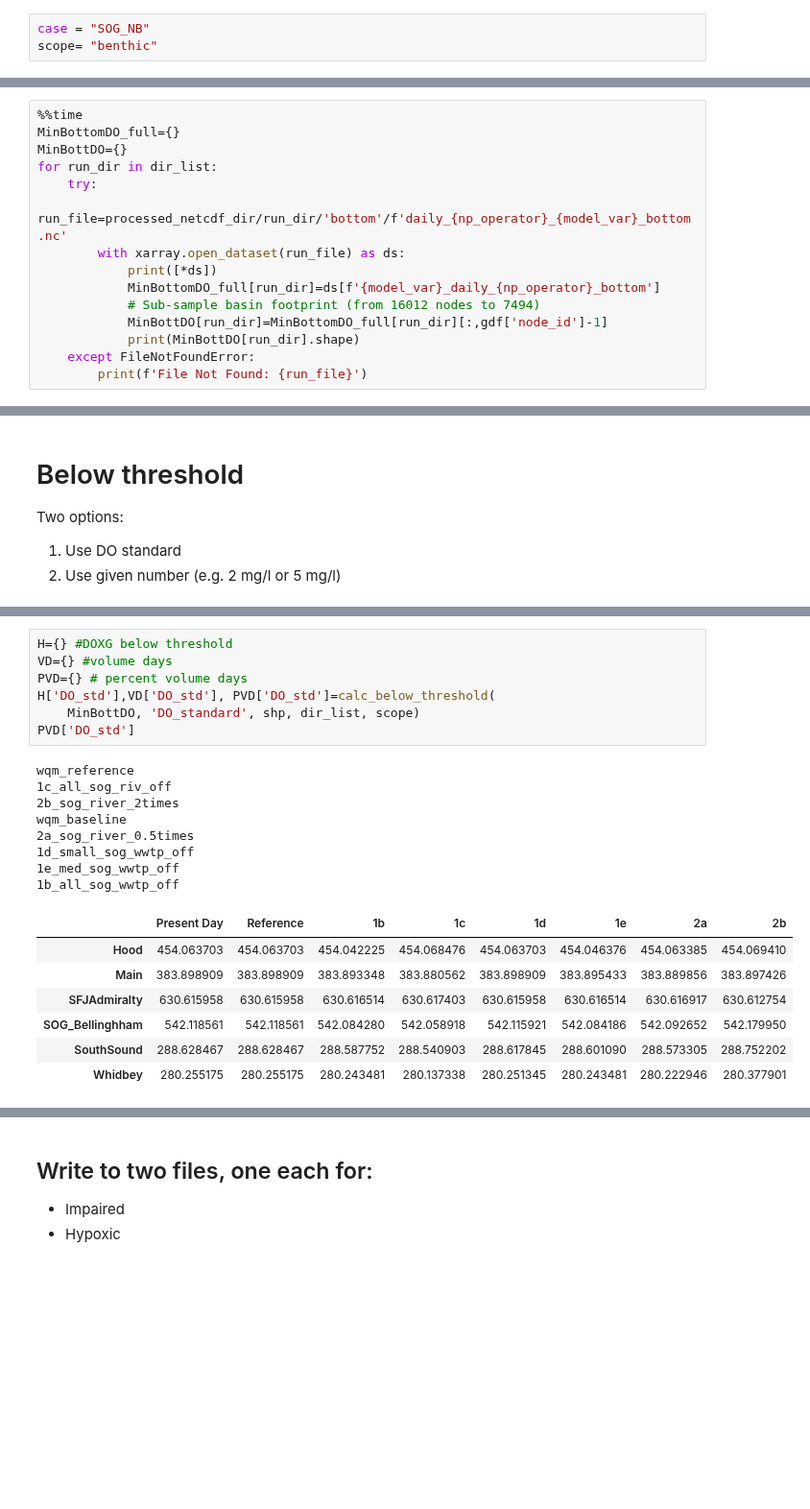
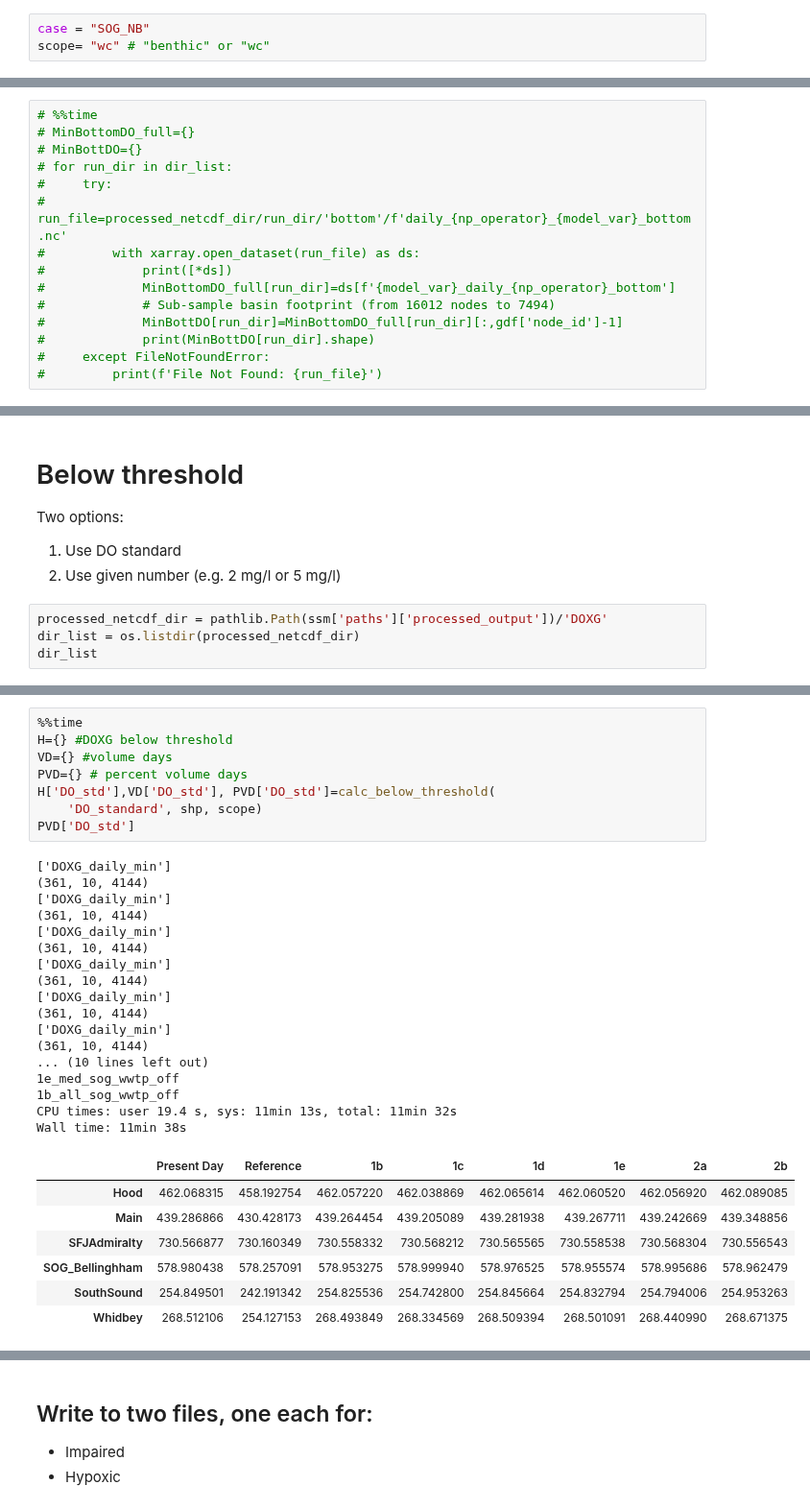
Before and after one commit to UW-PSI/SalishSeaModel-analysis, a Jupyter notebook: notebooks/dev_days_impaired.ipynb, the cells around one changed output, grey strips where cells are left out. Shown at 96% size. Saved outputs shown, nothing was run; the diff lists cells and outputs as text; blank space fills up the shorter version.

```diff
--- a/notebooks/dev_days_impaired.ipynb
+++ b/notebooks/dev_days_impaired.ipynb
@@ -31,7 +28,7 @@ this_file =
 - scope: wc for water column or benthic for bottom-level
 # %%
 case = "SOG_NB"
-scope= "benthic"
+scope= "wc" # "benthic" or "wc"
 # %% [markdown]
 ### Load configuration file (yaml) and shapefile
 # %%
@@ -51,15 +66,15 @@ dir_list = os.listdir(processed_netcdf_dir)
 # %%
-%%time
-MinBottomDO_full={}
-MinBottDO={}
-for run_dir in dir_list:
-    try:
-        run_file=processed_netcdf_dir/run_dir/'bottom'/f'daily_{np_operator}_{model_var}_bottom.nc'
-        with xarray.open_dataset(run_file) as ds:
-            print([*ds])
-            MinBottomDO_full[run_dir]=ds[f'{model_var}_daily_{np_operator}_bottom']
-            # Sub-sample basin footprint (from 16012 nodes to 7494)
-            MinBottDO[run_dir]=MinBottomDO_full[run_dir][:,gdf['node_id']-1]
-            print(MinBottDO[run_dir].shape)
-    except FileNotFoundError:
-        print(f'File Not Found: {run_file}')
+# %%time
+# MinBottomDO_full={}
+# MinBottDO={}
+# for run_dir in dir_list:
+#     try:
+#         run_file=processed_netcdf_dir/run_dir/'bottom'/f'daily_{np_operator}_{model_var}_bottom.nc'
+#         with xarray.open_dataset(run_file) as ds:
+#             print([*ds])
+#             MinBottomDO_full[run_dir]=ds[f'{model_var}_daily_{np_operator}_bottom']
+#             # Sub-sample basin footprint (from 16012 nodes to 7494)
+#             MinBottDO[run_dir]=MinBottomDO_full[run_dir][:,gdf['node_id']-1]
+#             print(MinBottDO[run_dir].shape)
+#     except FileNotFoundError:
+#         print(f'File Not Found: {run_file}')
@@ -90,3 +86,7 @@ I don't have this right yet
 Two options:
 1. Use DO standard
 2. Use given number (e.g. 2 mg/l or 5 mg/l)
+# %%
+processed_netcdf_dir = pathlib.Path(ssm['paths']['processed_output'])/'DOXG'
+dir_list = os.listdir(processed_netcdf_dir)
+dir_list
@@ -175,26 +249,36 @@ def calc_below_threshold(MinBottDO, DO_thresh, shp, dir_list, scope):
     PercentVolumeDays_df = PercentVolumeDays_df.reindex(columns=['Present Day','Reference','1b','1c','1d','1e','2a','2b'])
     return DaysDOXGBelowThresh_df,VolumeDays_df,PercentVolumeDays_df
 # %%
+%%time
 H={} #DOXG below threshold
 VD={} #volume days
 PVD={} # percent volume days
 H['DO_std'],VD['DO_std'], PVD['DO_std']=calc_below_threshold(
-    MinBottDO, 'DO_standard', shp, dir_list, scope)
+    'DO_standard', shp, scope)
 PVD['DO_std']
 # %% [output]
-wqm_reference
-1c_all_sog_riv_off
-2b_sog_river_2times
-wqm_baseline
-2a_sog_river_0.5times
-1d_small_sog_wwtp_off
+['DOXG_daily_min']
+(361, 10, 4144)
+['DOXG_daily_min']
+(361, 10, 4144)
+['DOXG_daily_min']
+(361, 10, 4144)
+['DOXG_daily_min']
+(361, 10, 4144)
+['DOXG_daily_min']
+(361, 10, 4144)
+['DOXG_daily_min']
+(361, 10, 4144)
+... (10 lines left out)
 1e_med_sog_wwtp_off
 1b_all_sog_wwtp_off
+CPU times: user 19.4 s, sys: 11min 13s, total: 11min 32s
+Wall time: 11min 38s
 |  | Present Day | Reference | 1b | 1c | 1d | 1e | 2a | 2b |
-| Hood | 454.063703 | 454.063703 | 454.042225 | 454.068476 | 454.063703 | 454.046376 | 454.063385 | 454.069410 |
-| Main | 383.898909 | 383.898909 | 383.893348 | 383.880562 | 383.898909 | 383.895433 | 383.889856 | 383.897426 |
-| SFJAdmiralty | 630.615958 | 630.615958 | 630.616514 | 630.617403 | 630.615958 | 630.616514 | 630.616917 | 630.612754 |
-| SOG_Bellinghham | 542.118561 | 542.118561 | 542.084280 | 542.058918 | 542.115921 | 542.084186 | 542.092652 | 542.179950 |
-| SouthSound | 288.628467 | 288.628467 | 288.587752 | 288.540903 | 288.617845 | 288.601090 | 288.573305 | 288.752202 |
-| Whidbey | 280.255175 | 280.255175 | 280.243481 | 280.137338 | 280.251345 | 280.243481 | 280.222946 | 280.377901 |
+| Hood | 462.068315 | 458.192754 | 462.057220 | 462.038869 | 462.065614 | 462.060520 | 462.056920 | 462.089085 |
+| Main | 439.286866 | 430.428173 | 439.264454 | 439.205089 | 439.281938 | 439.267711 | 439.242669 | 439.348856 |
+| SFJAdmiralty | 730.566877 | 730.160349 | 730.558332 | 730.568212 | 730.565565 | 730.558538 | 730.568304 | 730.556543 |
+| SOG_Bellinghham | 578.980438 | 578.257091 | 578.953275 | 578.999940 | 578.976525 | 578.955574 | 578.995686 | 578.962479 |
+| SouthSound | 254.849501 | 242.191342 | 254.825536 | 254.742800 | 254.845664 | 254.832794 | 254.794006 | 254.953263 |
+| Whidbey | 268.512106 | 254.127153 | 268.493849 | 268.334569 | 268.509394 | 268.501091 | 268.440990 | 268.671375 |
 # %%
```
Also changed, not shown: parts of 14 cells of this notebook.
